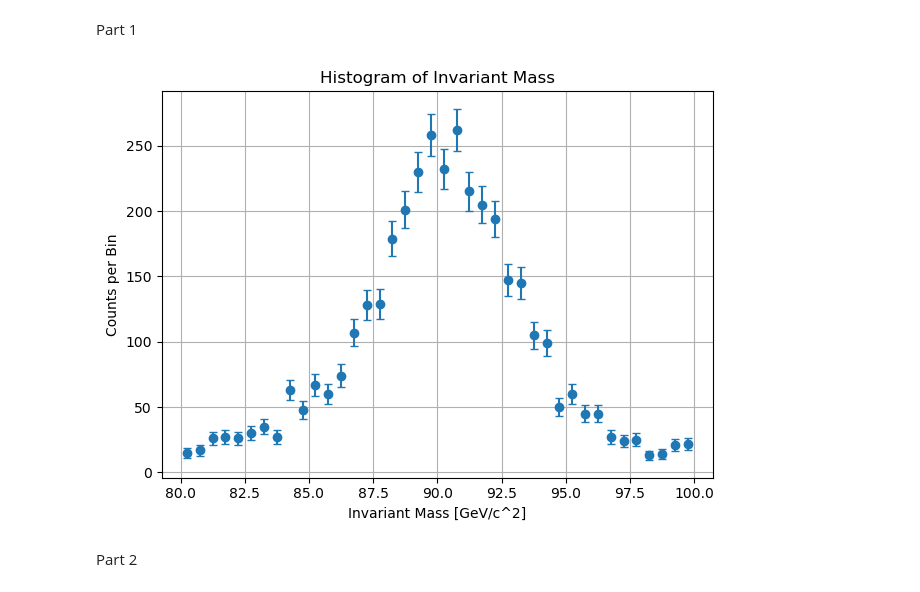
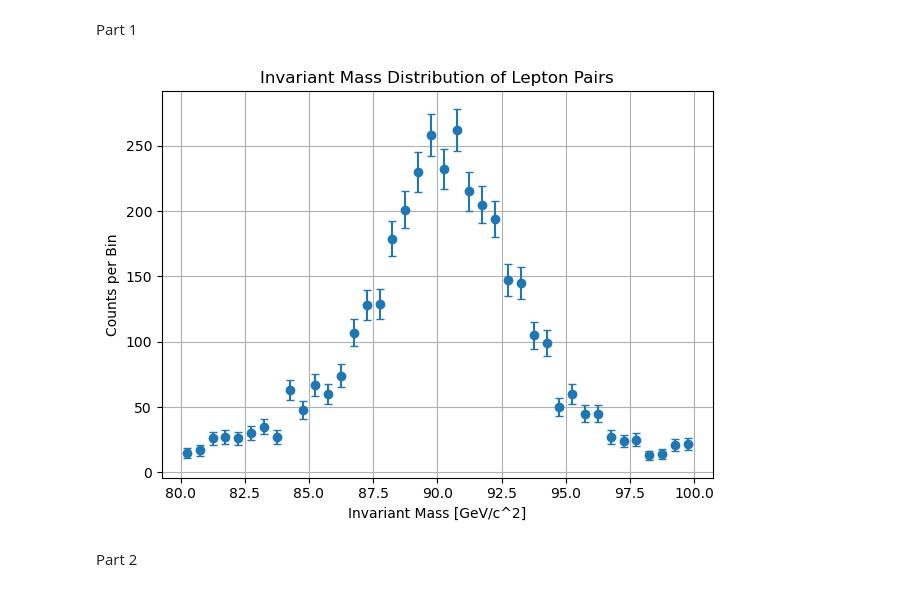
Before and after one commit to eoluwaboro/PHYS265-spring25, a Jupyter notebook: Lab3/Lab 3.ipynb, the cells around one changed output. Drawn from its saved outputs; the diff is of its cells as text; code cells hidden in the pictures.

```diff
--- a/Lab3/Lab 3.ipynb
+++ b/Lab3/Lab 3.ipynb
@@ -24,34 +24,34 @@ E1, E2 = data[:,6], data[:,7]
 
 #natural units
 px1 = pT1*np.cos(phi1)
 px2 = pT2*np.cos(phi2)
 py1 = pT1*np.sin(phi1)
 py2 = pT2*np.sin(phi2)
 pz1 = pT1*np.sinh(eta1)
 pz2 = pT2*np.sinh(eta2)
 
 #sum of components
 E_tot = E1 + E2
 px_tot = px1 + px2
 py_tot = py1 + py2
 pz_tot = pz1 + pz2
 
 mass = np.sqrt(E_tot**2 - (px_tot**2 + py_tot**2 + pz_tot**2))
 
 #plotting
 bins = np.linspace(80,100,41)
 counts, bin_edges = np.histogram(mass, bins=bins)
 bin_centers = 0.5*(bin_edges[1:]+bin_edges[:-1])
 errors = np.sqrt(counts)
 
 fig,ax = plt.subplots()
 ax.errorbar(bin_centers, counts, yerr=errors, fmt='o', capsize=3)
 ax.set_xlabel('Invariant Mass [GeV/c^2]')
 ax.set_ylabel('Counts per Bin')
-ax.set_title('Histogram of Invariant Mass')
+ax.set_title('Invariant Mass Distribution of Lepton Pairs')
 ax.grid()
 plt.tight_layout()
 # %% [output]
-[figure, old version]
+[figure, new version]
 # %% [markdown]
 Part 2
```
Also changed, not shown: parts of 2 cells of this notebook.
